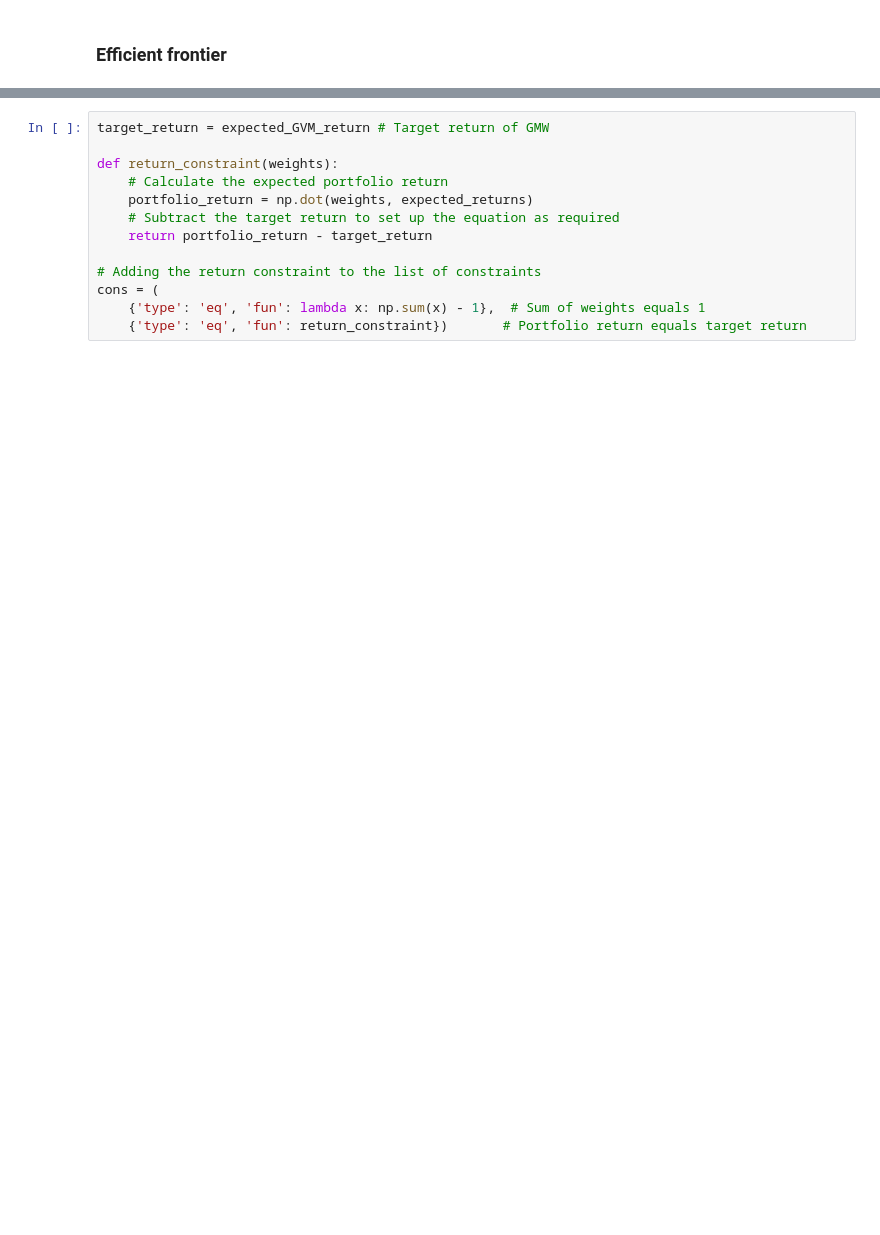
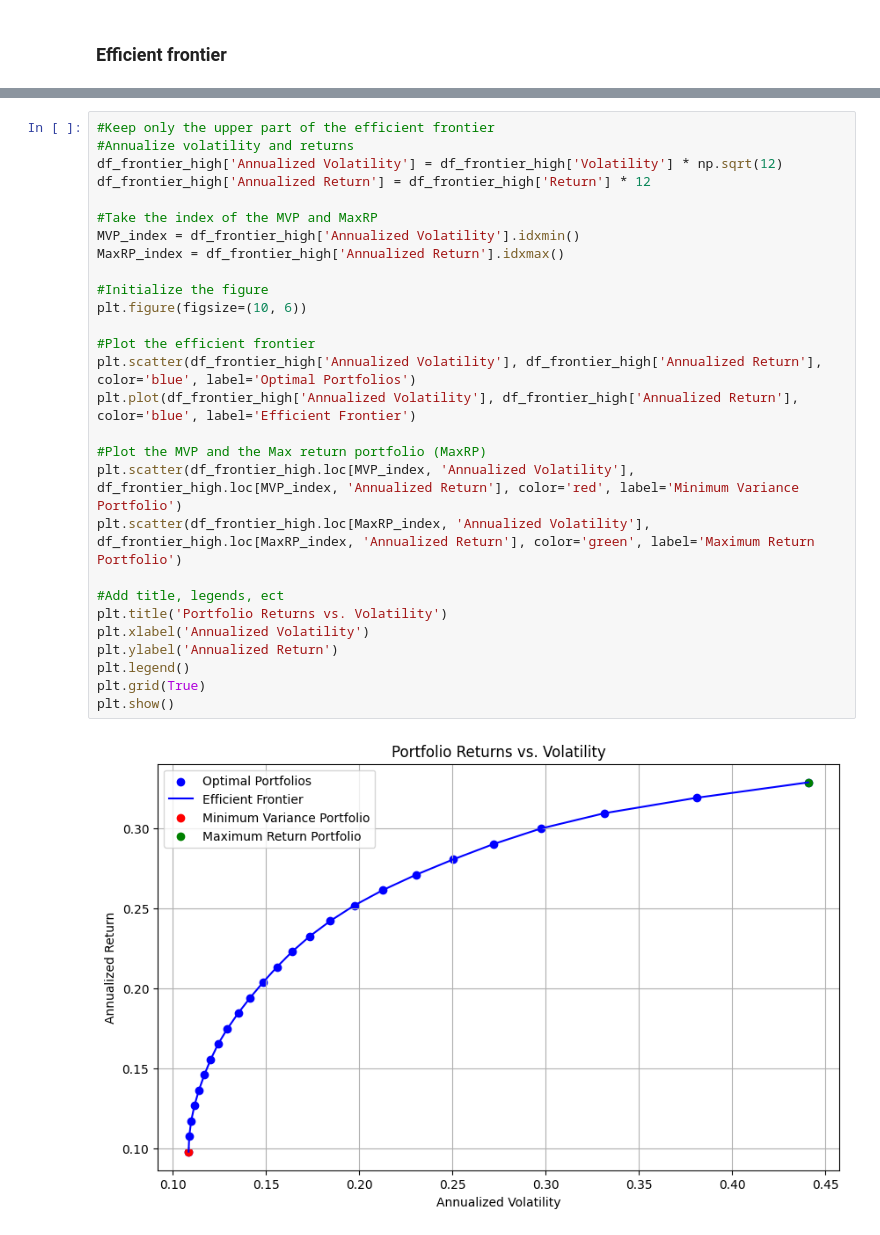
Before and after one commit to GiammarcoBozzelli/SEF, a Jupyter notebook: main.ipynb, the cells around one changed output, grey strips where cells are left out. Cells and saved outputs as stored; diff of their text form; blank space fills up the shorter version.

```diff
--- a/main.ipynb
+++ b/main.ipynb
@@ -452,13 +307,30 @@ AttributeError: 'tuple' object has no attribute 'get'
-# %%
-target_return = expected_GVM_return # Target return of GMW
-
-def return_constraint(weights):
-    # Calculate the expected portfolio return
-    portfolio_return = np.dot(weights, expected_returns)
-    # Subtract the target return to set up the equation as required
-    return portfolio_return - target_return
-
-# Adding the return constraint to the list of constraints
-cons = (
-    {'type': 'eq', 'fun': lambda x: np.sum(x) - 1},  # Sum of weights equals 1
-    {'type': 'eq', 'fun': return_constraint})       # Portfolio return equals target return
+# %%
+#Keep only the upper part of the efficient frontier
+#Annualize volatility and returns
+df_frontier_high['Annualized Volatility'] = df_frontier_high['Volatility'] * np.sqrt(12)
+df_frontier_high['Annualized Return'] = df_frontier_high['Return'] * 12
+
+#Take the index of the MVP and MaxRP
+MVP_index = df_frontier_high['Annualized Volatility'].idxmin()
+MaxRP_index = df_frontier_high['Annualized Return'].idxmax()
+
+#Initialize the figure
+plt.figure(figsize=(10, 6))
+
+#Plot the efficient frontier
+plt.scatter(df_frontier_high['Annualized Volatility'], df_frontier_high['Annualized Return'], color='blue', label='Optimal Portfolios')
+plt.plot(df_frontier_high['Annualized Volatility'], df_frontier_high['Annualized Return'], color='blue', label='Efficient Frontier')
+
+#Plot the MVP and the Max return portfolio (MaxRP)
+plt.scatter(df_frontier_high.loc[MVP_index, 'Annualized Volatility'], df_frontier_high.loc[MVP_index, 'Annualized Return'], color='red', label='Minimum Variance Portfolio')
+plt.scatter(df_frontier_high.loc[MaxRP_index, 'Annualized Volatility'], df_frontier_high.loc[MaxRP_index, 'Annualized Return'], color='green', label='Maximum Return Portfolio')
+
+#Add title, legends, ect
+plt.title('Portfolio Returns vs. Volatility')
+plt.xlabel('Annualized Volatility')
+plt.ylabel('Annualized Return')
+plt.legend()
+plt.grid(True)
+plt.show()
+# %% [output]
+[figure, added]
```
Also changed, not shown: parts of 52 cells of this notebook.
